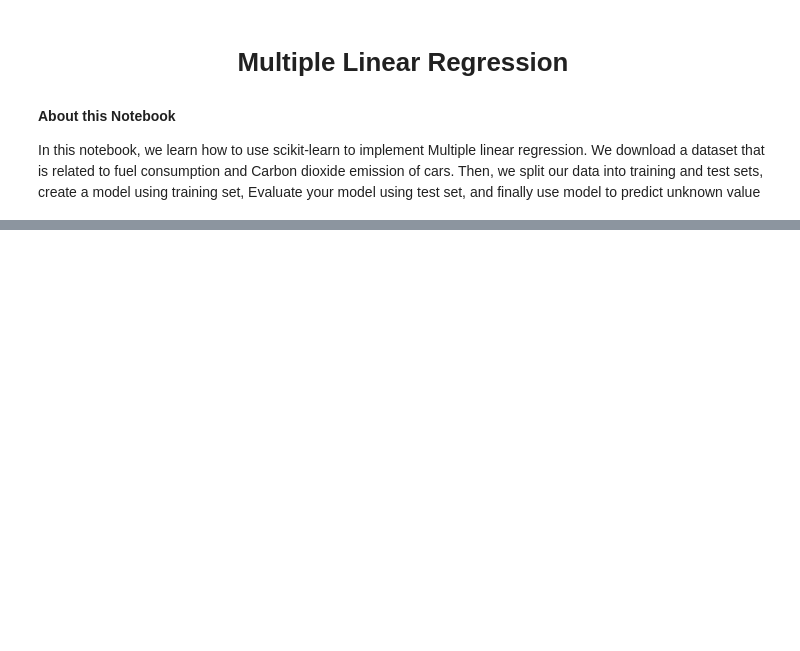
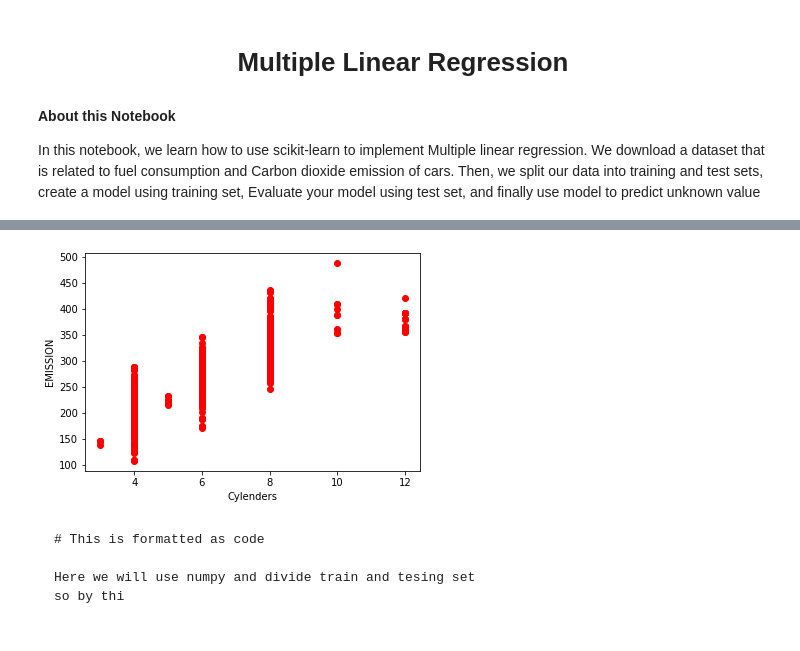
Before and after one commit to akashf/Predicting-C02-Emission-Based-on-engine-size, a Jupyter notebook: Predicting_Co2_Emission_using_multiple_lenear_regresion_.ipynb, the cells around one changed output, grey strips where cells are left out. Drawn from its saved outputs; the diff is of its cells as text; code cells hidden in the pictures; blank space fills up the shorter version.

````diff
--- a/Predicting_Co2_Emission_using_multiple_lenear_regresion_.ipynb
+++ b/Predicting_Co2_Emission_using_multiple_lenear_regresion_.ipynb
@@ -13,0 +54,15 @@ import pylab as pl
+# %%
+plt.scatter(test_df.CYLINDERS,test_df.CO2EMISSIONS, color="red")
+plt.xlabel("Cylenders")
+plt.ylabel("EMISSION")
+plt.show()
+# %% [output]
+[figure, added]
+# %% [markdown]
+
+
+```
+# This is formatted as code
+
+Here we will use numpy and divide train and tesing set
+so by thi
````
Also changed, not shown: parts of 15 cells of this notebook.
